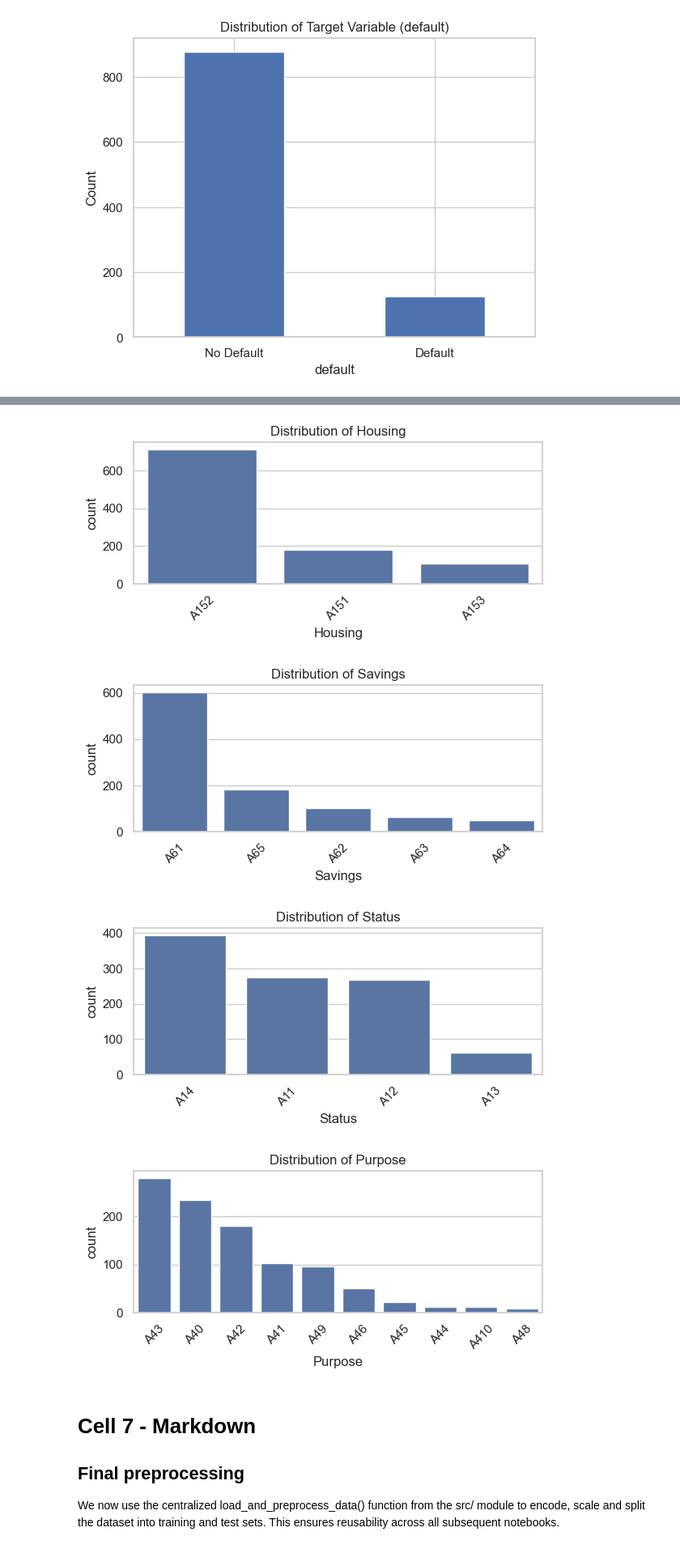
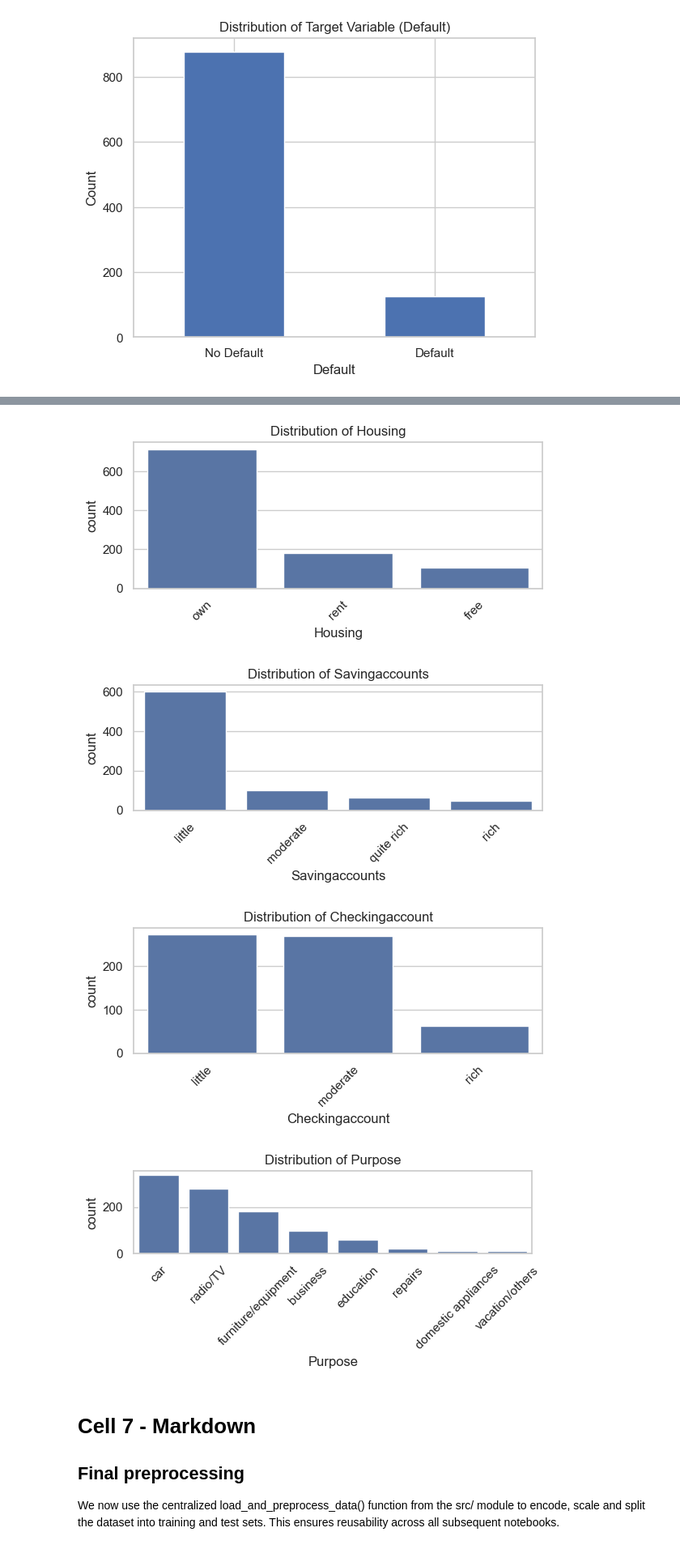
Before and after one commit to erenaktuerk/secureML-audit-framework, a Jupyter notebook: notebooks/01_data_preparation.ipynb, the cells around one changed output, grey strips where cells are left out. Shown at 81% size. Cells and saved outputs as stored; diff of their text form; code cells hidden in the pictures.

```diff
--- a/notebooks/01_data_preparation.ipynb
+++ b/notebooks/01_data_preparation.ipynb
@@ -28,17 +29,18 @@ Existiert credit.csv? False
 # %%
 # Cell 3 - Code: Load dataset and preview
 import os
+import pandas as pd
 
-# Ins Projektverzeichnis wechseln
+# Projektverzeichnis setzen
 os.chdir(r"C:/Users/eren_/OneDrive/Desktop/secureML-audit-framework")
-
-# Pfad überprüfen
 print("Neues Arbeitsverzeichnis:", os.getcwd())
 print("Existiert credit.csv?", os.path.exists("data/credit.csv"))
 
-# Dann laden
-import pandas as pd
+# Daten laden
 df = pd.read_csv("data/credit.csv")
+
+# Spaltennamen vereinheitlichen: Leerzeichen und Klein-/Großschreibung anpassen
+df.columns = df.columns.str.strip().str.replace(" ", "").str.replace("-", "").str.capitalize()
 df.head()
 # %% [output]
 Neues Arbeitsverzeichnis: C:\Users\eren_\OneDrive\Desktop\secureML-audit-framework
@@ -74,17 +73,21 @@ default                  0
 dtype: int64
 # %%
 # Cell 5 - Code: Create proxy target variable 'default'
-df["default"] = ((df["CreditAmount"] > 5000) & (df["Duration"] > 24)).astype(int)
+import matplotlib.pyplot as plt
 
-df["default"].value_counts().plot(kind="bar", title="Distribution of Target Variable (default)")
+# Zielvariable überschreiben – ACHTUNG: angepasste Spaltennamen nutzen!
+df["Default"] = ((df["Creditamount"] > 5000) & (df["Duration"] > 24)).astype(int)
+
+# Plot der Zielvariable
+df["Default"].value_counts().plot(kind="bar", title="Distribution of Target Variable (Default)")
 plt.xticks([0, 1], ["No Default", "Default"], rotation=0)
 plt.ylabel("Count")
 plt.show()
 # %% [output]
 [figure]
 # %%
-# Cell 6 - Code: Explore categorical features
-categorical_cols = ["PersonalStatusSex", "Housing", "Savings", "Status", "Purpose"]
+# Cell 6 - Explore cleaned categorical columns
+categorical_cols = ["Sex", "Housing", "Savingaccounts", "Checkingaccount", "Purpose"]
 
 for col in categorical_cols:
     plt.figure(figsize=(6, 3))
@@ -98,7 +101,7 @@ for col in categorical_cols:
-[figure, old version]
+[figure, new version]
-[figure, old version]
+[figure, new version]
-[figure, old version]
+[figure, new version]
-[figure, old version]
+[figure, new version]
 # %% [markdown]
 # Cell 7 - Markdown
 ## Final preprocessing
```
Also changed, not shown: parts of 6 cells of this notebook, 13 other files.
